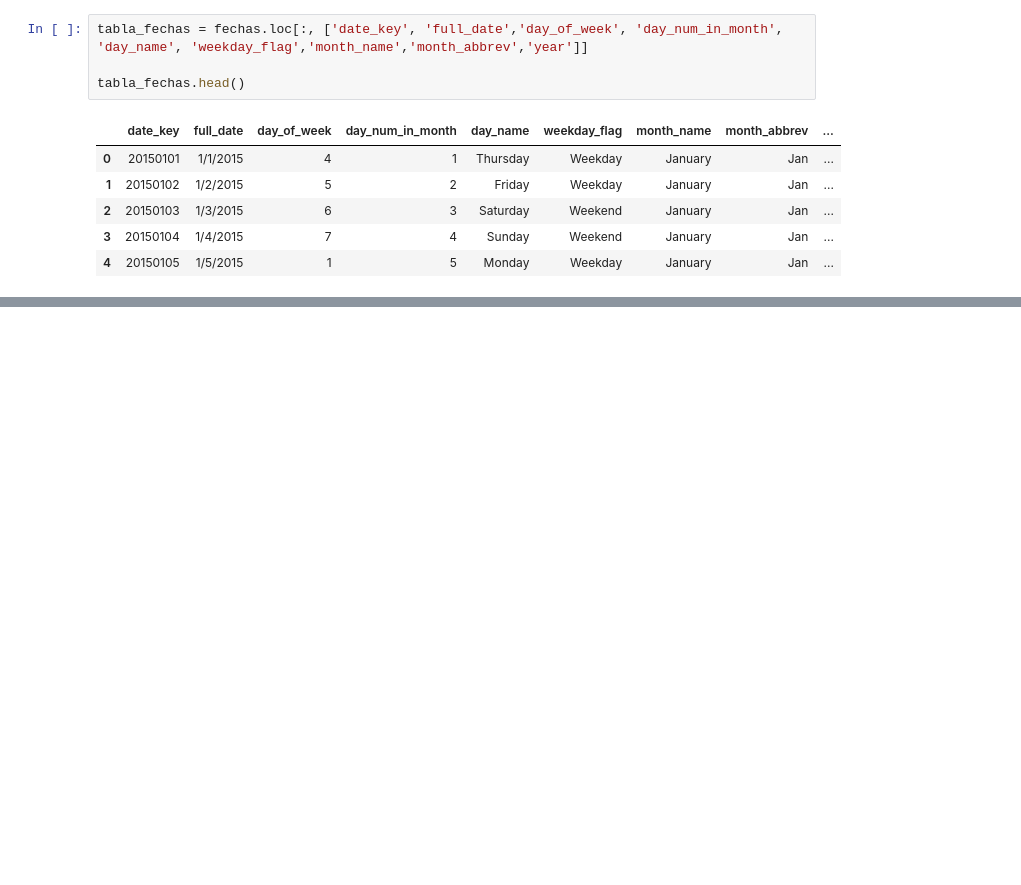
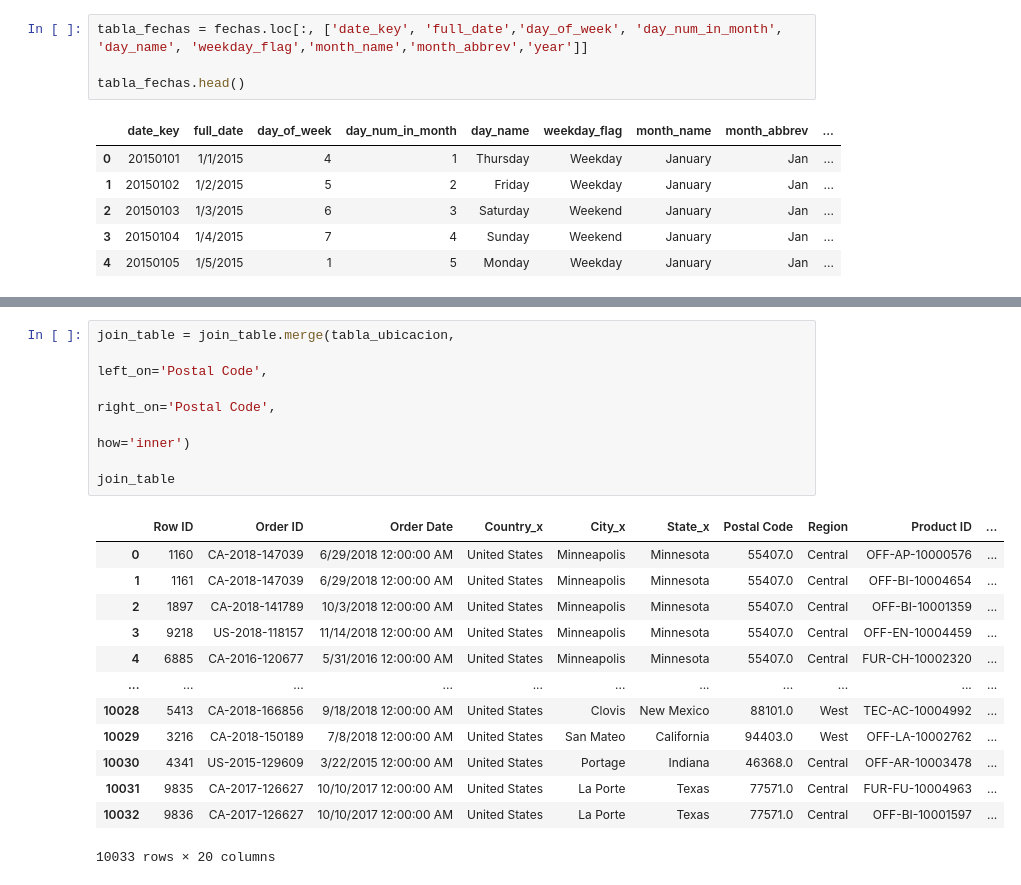
Before and after one commit to fhprime/Proyecto-Final-Ciencia-de-Datos, a Jupyter notebook: pruebas3.ipynb, the cells around one changed output, grey strips where cells are left out. Drawn from its saved outputs; the diff is of its cells as text; blank space fills up the shorter version.

```diff
--- a/pruebas3.ipynb
+++ b/pruebas3.ipynb
@@ -247,0 +331,21 @@ tabla_fechas.head()
+# %%
+join_table = join_table.merge(tabla_ubicacion,
+                                                                                               left_on='Postal Code',
+                                                                                               right_on='Postal Code',
+                                                                                               how='inner')
+
+join_table
+# %% [output]
+|  | Row ID | Order ID | Order Date | Country_x | City_x | State_x | Postal Code | Region | Product ID | ... |
+| 0 | 1160 | CA-2018-147039 | 6/29/2018 12:00:00 AM | United States | Minneapolis | Minnesota | 55407.0 | Central | OFF-AP-10000576 | ... |
+| 1 | 1161 | CA-2018-147039 | 6/29/2018 12:00:00 AM | United States | Minneapolis | Minnesota | 55407.0 | Central | OFF-BI-10004654 | ... |
+| 2 | 1897 | CA-2018-141789 | 10/3/2018 12:00:00 AM | United States | Minneapolis | Minnesota | 55407.0 | Central | OFF-BI-10001359 | ... |
+| 3 | 9218 | US-2018-118157 | 11/14/2018 12:00:00 AM | United States | Minneapolis | Minnesota | 55407.0 | Central | OFF-EN-10004459 | ... |
+| 4 | 6885 | CA-2016-120677 | 5/31/2016 12:00:00 AM | United States | Minneapolis | Minnesota | 55407.0 | Central | FUR-CH-10002320 | ... |
+| ... | ... | ... | ... | ... | ... | ... | ... | ... | ... | ... |
+| 10028 | 5413 | CA-2018-166856 | 9/18/2018 12:00:00 AM | United States | Clovis | New Mexico | 88101.0 | West | TEC-AC-10004992 | ... |
+| 10029 | 3216 | CA-2018-150189 | 7/8/2018 12:00:00 AM | United States | San Mateo | California | 94403.0 | West | OFF-LA-10002762 | ... |
+| 10030 | 4341 | US-2015-129609 | 3/22/2015 12:00:00 AM | United States | Portage | Indiana | 46368.0 | Central | OFF-AR-10003478 | ... |
+| 10031 | 9835 | CA-2017-126627 | 10/10/2017 12:00:00 AM | United States | La Porte | Texas | 77571.0 | Central | FUR-FU-10004963 | ... |
+| 10032 | 9836 | CA-2017-126627 | 10/10/2017 12:00:00 AM | United States | La Porte | Texas | 77571.0 | Central | OFF-BI-10001597 | ... |
+10033 rows × 20 columns
```
Also changed, not shown: parts of 15 cells of this notebook, 2 other files.
